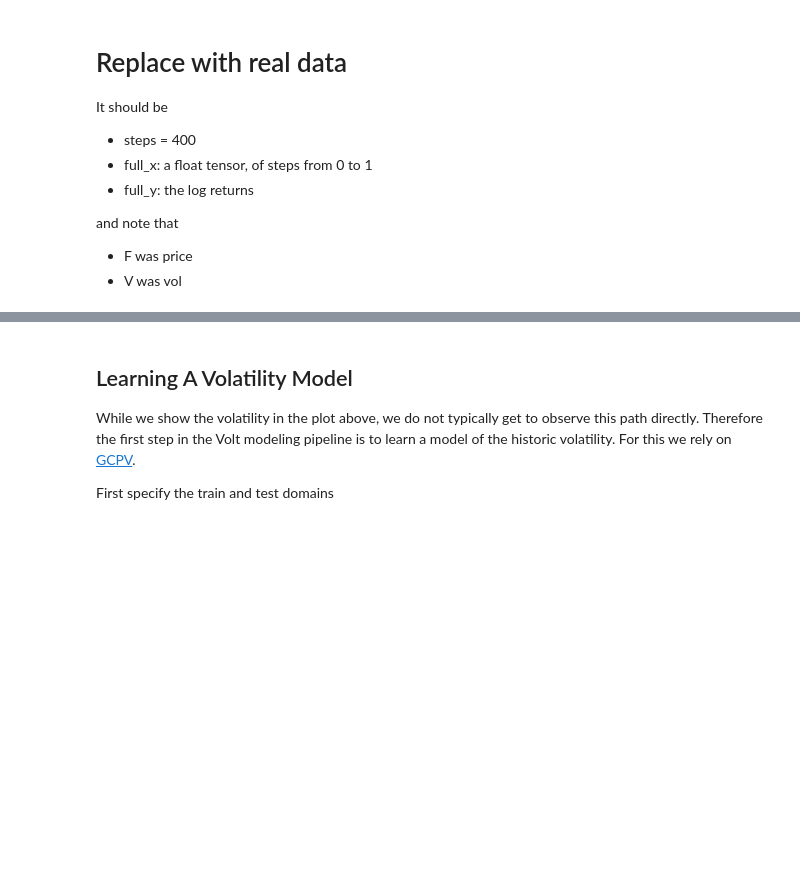
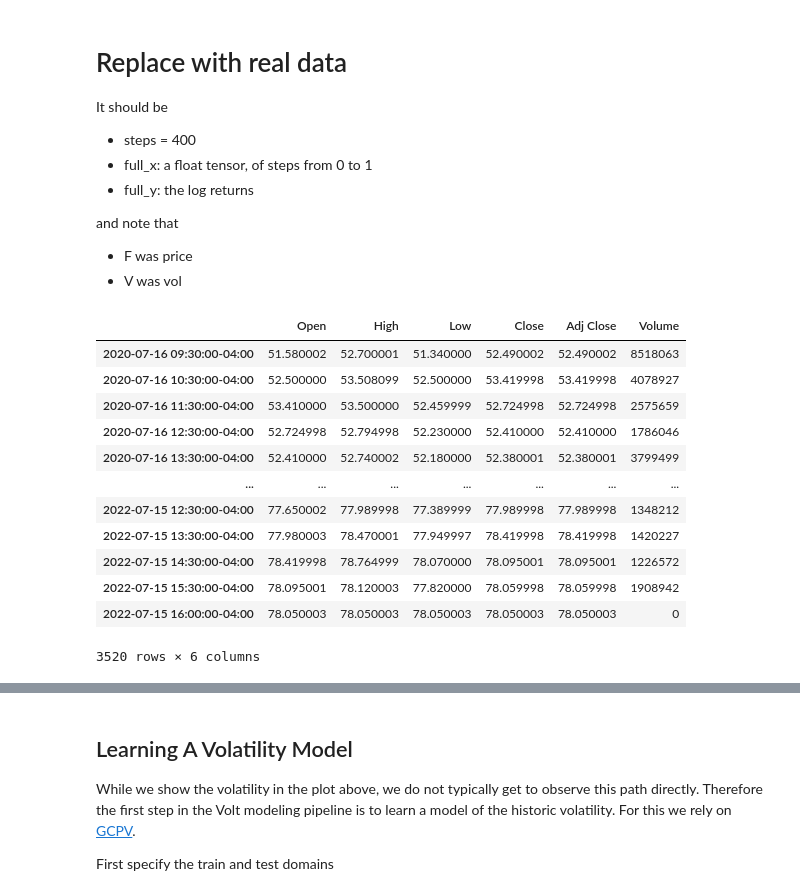
Before and after one commit to wassname/Volt, a Jupyter notebook: notebooks/00.03_mjc_example_realdata_longr.ipynb, the cells around one changed output, grey strips where cells are left out. Saved outputs shown, nothing was run; the diff lists cells and outputs as text; code cells hidden in the pictures; blank space fills up the shorter version.

```diff
--- a/notebooks/00.03_mjc_example_realdata_longr.ipynb
+++ b/notebooks/00.03_mjc_example_realdata_longr.ipynb
@@ -67,13 +67,27 @@ and note that
 # %%
 import yfinance as yf
 import requests_cache
 # let's cache where we can
 session = requests_cache.CachedSession('../data/interim/.yfinance.cache')
 session.headers['User-agent'] = 'Mozilla/5.0 (Windows NT 10.0; rv:91.0) Gecko/20100101 Firefox/91.0'
 
-ticker="MS"
+ticker="SPX"
 data = yf.download(tickers=ticker, session=session, period='2y', interval="1h", progress=False)
 data
+# %% [output]
+|  | Open | High | Low | Close | Adj Close | Volume |
+| 2020-07-16 09:30:00-04:00 | 51.580002 | 52.700001 | 51.340000 | 52.490002 | 52.490002 | 8518063 |
+| 2020-07-16 10:30:00-04:00 | 52.500000 | 53.508099 | 52.500000 | 53.419998 | 53.419998 | 4078927 |
+| 2020-07-16 11:30:00-04:00 | 53.410000 | 53.500000 | 52.459999 | 52.724998 | 52.724998 | 2575659 |
+| 2020-07-16 12:30:00-04:00 | 52.724998 | 52.794998 | 52.230000 | 52.410000 | 52.410000 | 1786046 |
+| 2020-07-16 13:30:00-04:00 | 52.410000 | 52.740002 | 52.180000 | 52.380001 | 52.380001 | 3799499 |
+| ... | ... | ... | ... | ... | ... | ... |
+| 2022-07-15 12:30:00-04:00 | 77.650002 | 77.989998 | 77.389999 | 77.989998 | 77.989998 | 1348212 |
+| 2022-07-15 13:30:00-04:00 | 77.980003 | 78.470001 | 77.949997 | 78.419998 | 78.419998 | 1420227 |
+| 2022-07-15 14:30:00-04:00 | 78.419998 | 78.764999 | 78.070000 | 78.095001 | 78.095001 | 1226572 |
+| 2022-07-15 15:30:00-04:00 | 78.095001 | 78.120003 | 77.820000 | 78.059998 | 78.059998 | 1908942 |
+| 2022-07-15 16:00:00-04:00 | 78.050003 | 78.050003 | 78.050003 | 78.050003 | 78.050003 | 0 |
+3520 rows × 6 columns
 # %%
 print(steps, len(data)-steps, len(data))
 split_i = np.random.randint(steps, len(data)-steps)
```
Also changed, not shown: parts of 12 cells of this notebook, 1 other file.
